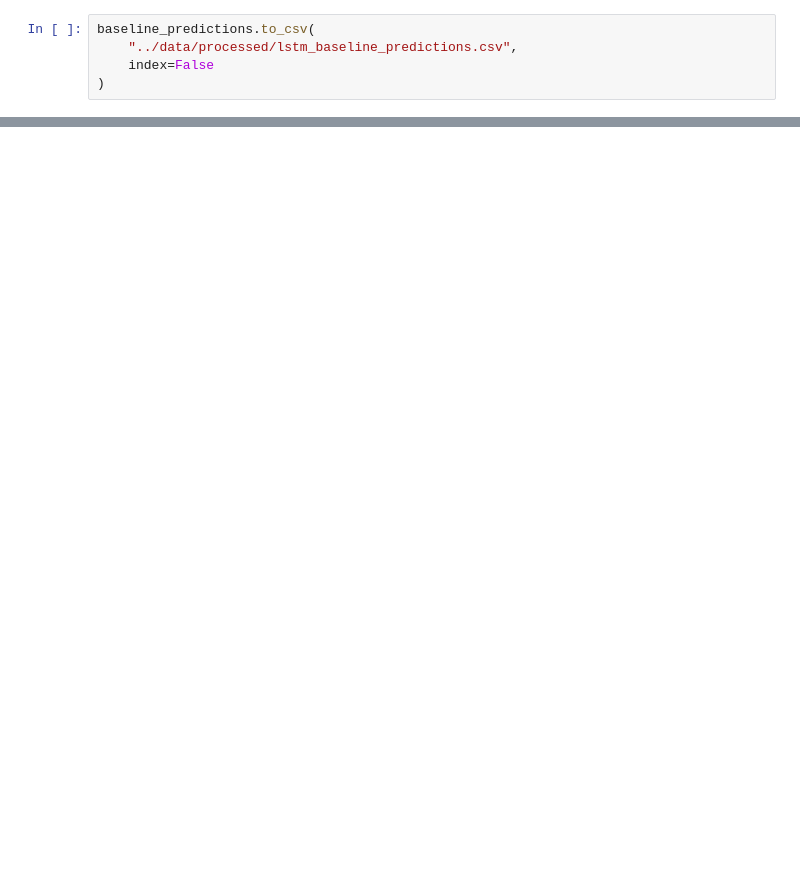
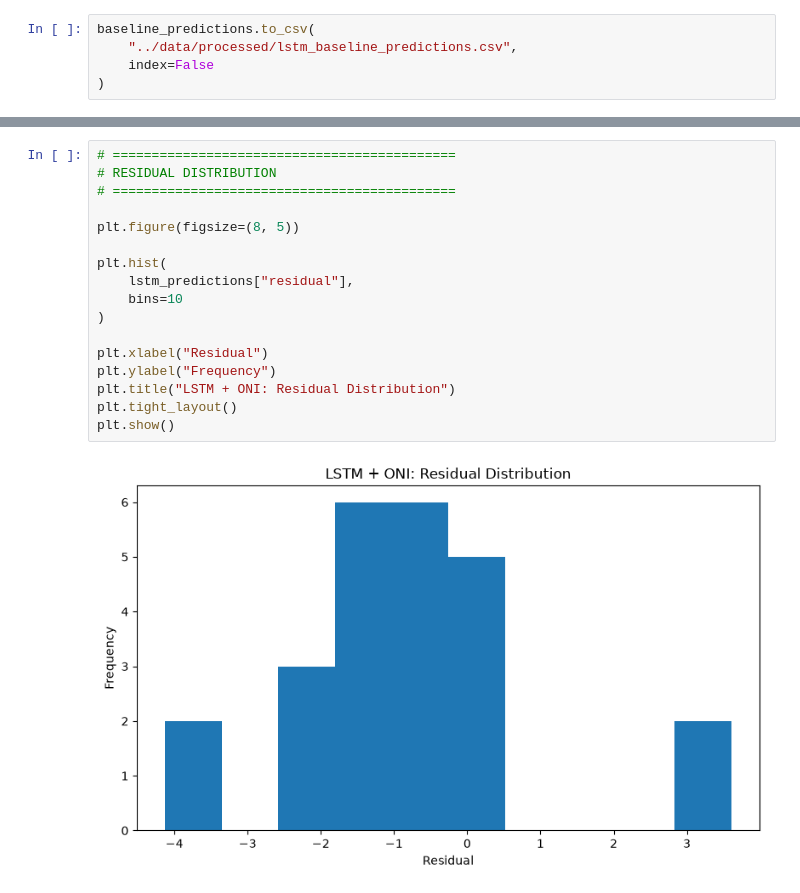
Before and after one commit to AyushTomarOG/Food-Inflation-in-El-Nino, a Jupyter notebook: notebooks/05_lstm.ipynb, the cells around one changed output, grey strips where cells are left out. Saved outputs shown, nothing was run; the diff lists cells and outputs as text; blank space fills up the shorter version.

```diff
--- a/notebooks/05_lstm.ipynb
+++ b/notebooks/05_lstm.ipynb
@@ -695,0 +921,19 @@ baseline_predictions.to_csv(
+# %%
+# ============================================
+# RESIDUAL DISTRIBUTION
+# ============================================
+
+plt.figure(figsize=(8, 5))
+
+plt.hist(
+    lstm_predictions["residual"],
+    bins=10
+)
+
+plt.xlabel("Residual")
+plt.ylabel("Frequency")
+plt.title("LSTM + ONI: Residual Distribution")
+plt.tight_layout()
+plt.show()
+# %% [output]
+[figure, added]
```
Also changed, not shown: parts of 29 cells of this notebook, 6 other files.
